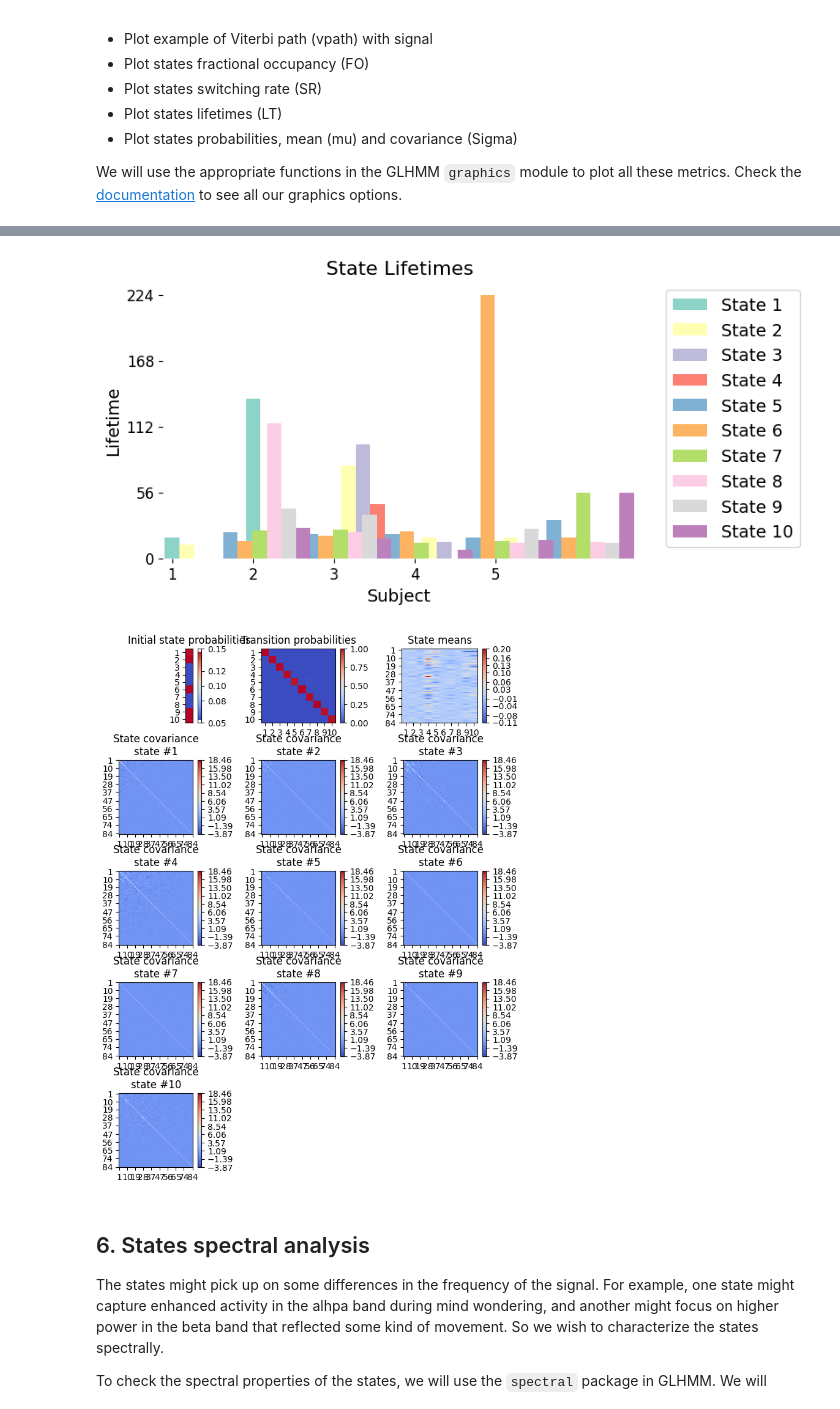
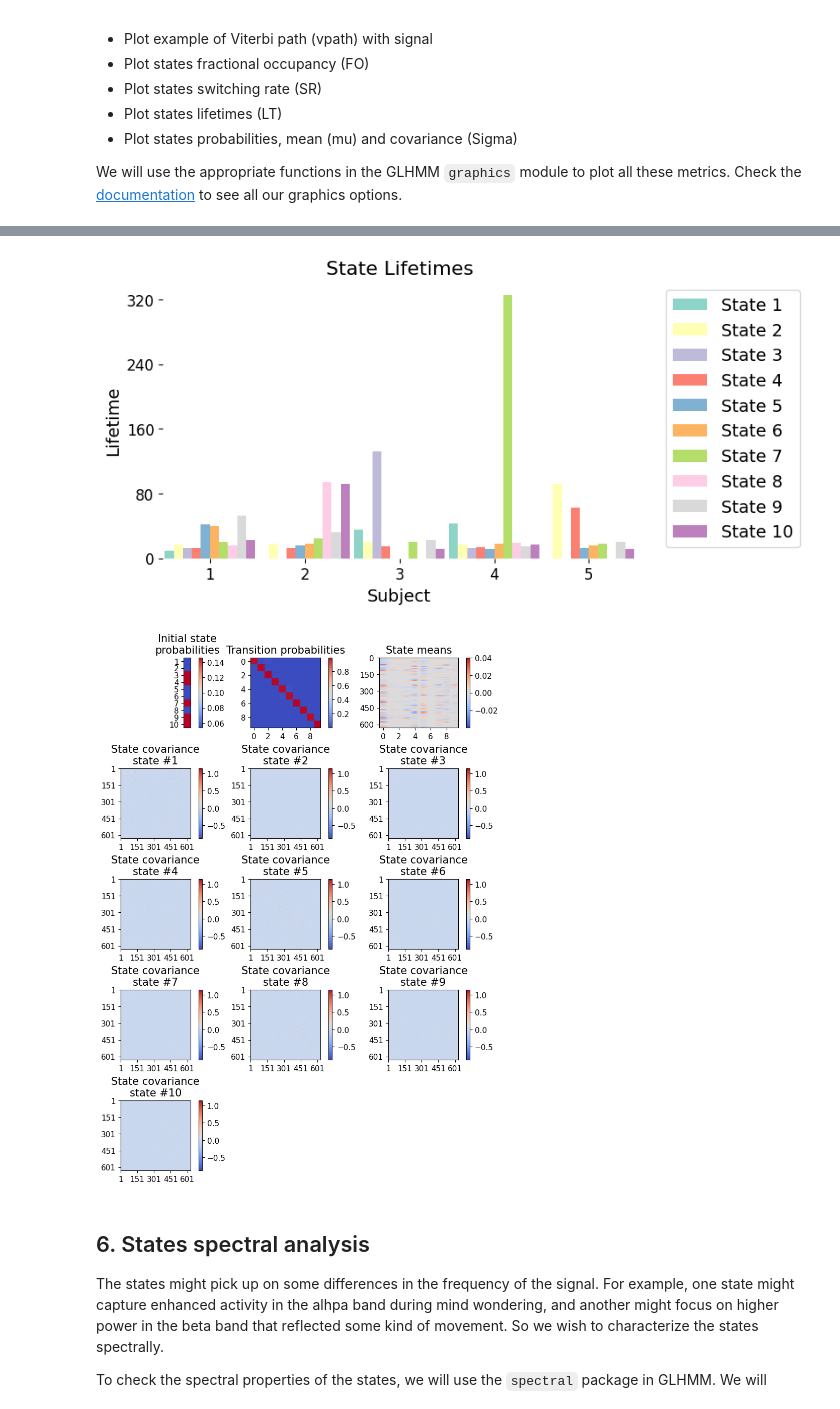
Before and after one commit to CFIN-analysis/analysis_workshop_26May, a Jupyter notebook: Notebooks/1_GLHMM_intro_module_tutorial.ipynb, the cells around one changed output, grey strips where cells are left out. Saved outputs shown, nothing was run; the diff lists cells and outputs as text; code cells hidden in the pictures.

Commit message:
updated TDE_HMM notebook to handle embeddings and backtransforms, added quiet flag

```diff
--- a/Notebooks/1_GLHMM_intro_module_tutorial.ipynb
+++ b/Notebooks/1_GLHMM_intro_module_tutorial.ipynb
@@ -189,10 +171,15 @@ lags = np.arange(-L, L + 1, S)
 
 # Build the MEG data in TDE format
 Y_embedded, idx_tde, pca_model = preproc.build_data_tde(Y,idx_data,lags=lags,pca=n_channels*2)
+
+# add information about the data embedding to the log, to keep track of all data transformations we have performed
+log["pca"] = n_channels*2
+log["pcamodel"] = pca_model
+log["lags"] = lags
 # %%
 # instantiate model
 K=10
-TDE_hmm = glhmm.glhmm(model_beta='no', model_mean='state', K=K, covtype='full')
+TDE_hmm = glhmm.glhmm(model_beta='no', model_mean='state', K=K, covtype='full', preproclogY=log)
 # %% [markdown]
 ## 4. Train a TDE-HMM <a id="HMM_train"></a> (default: load a trained HMM)
 
@@ -212,8 +199,8 @@ if train_HMM_flag:
     print('Training HMM-TDE')
     #options={'gpu_acceleration':2}
     options={}
-    Gamma, Xi, FE = TDE_hmm.train(X=None, Y=X_embedded, indices=idx_tde, options=options)
-    vpath = TDE_hmm.decode(X=None, Y=X_embedded, viterbi=True)
+    Gamma, Xi, FE = TDE_hmm.train(X=None, Y=Y_embedded, indices=idx_tde, options=options)
+    vpath = TDE_hmm.decode(X=None, Y=Y_embedded, viterbi=True)
 
     # then save the HMM
     # save your trained hmm
@@ -282,10 +287,12 @@ graphics.plot_switching_rates(SR,width=0.2)
 # %%
 graphics.plot_state_lifetimes(LTmed)
 # %% [output]
-[figure, old version]
+[figure, new version]
 # %%
 # inspect states
-# plot probabilities, mean and covariance
-graphics.plot_state_prob_and_covariance(TDE_hmm.Pi,TDE_hmm.P, TDE_hmm.get_means(),TDE_hmm.get_covariance_matrices(), figsize=(8,11))
+# plot probabilities, mean and covariance with lags
+means = TDE_hmm.get_means() # by default, the means and covmats will be backtransformed into high-dimensional space (original channels * lags)
+covmats = TDE_hmm.get_covmats()
+graphics.plot_state_prob_and_covariance(TDE_hmm.Pi,TDE_hmm.P, means, covmats, figsize=(8,11))
 # %% [output]
-[figure, old version]
+[figure, new version]
```
Also changed, not shown: parts of 9 cells of this notebook.
